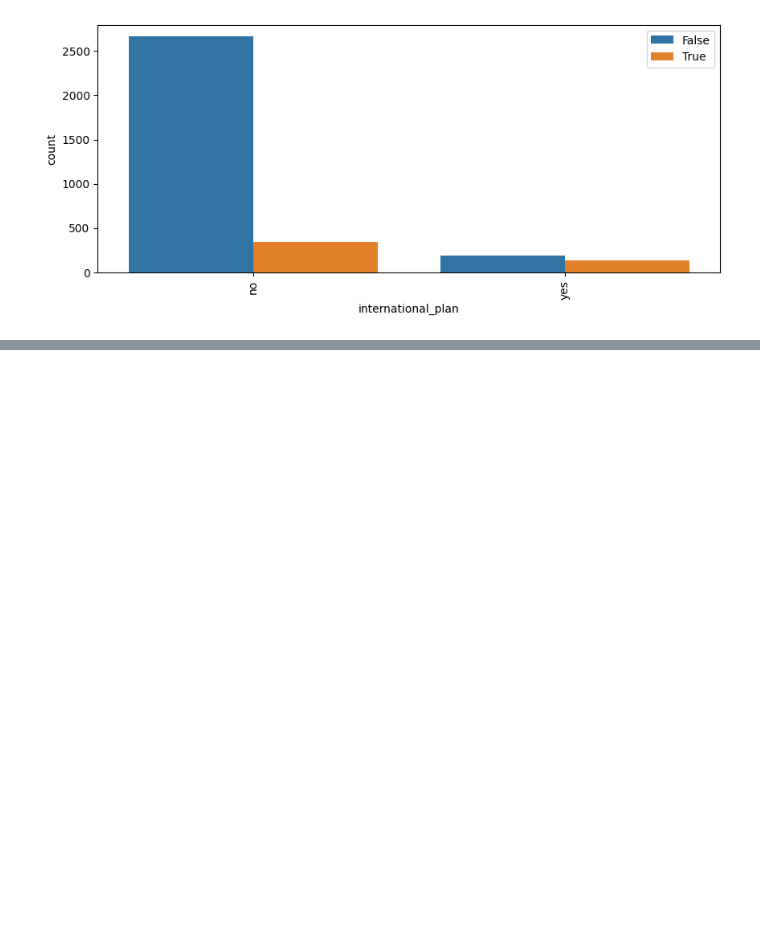
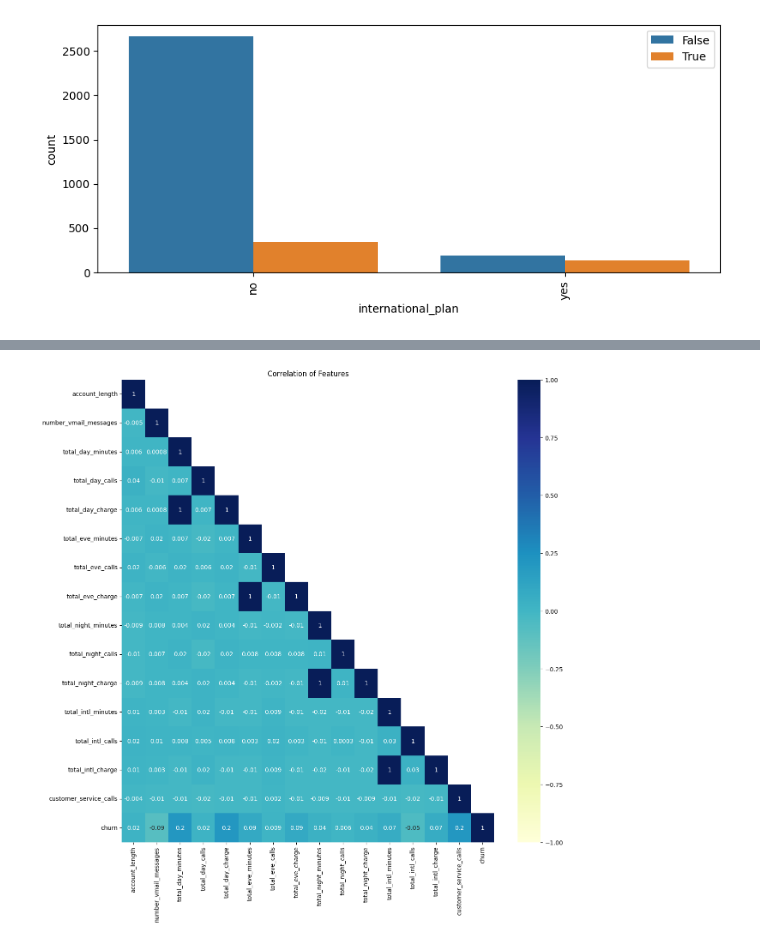
Before and after one commit to NgenziNevilleMativo/syriatel_customer_churn, a Jupyter notebook: index.ipynb, the cells around one changed output, grey strips where cells are left out. Saved outputs shown, nothing was run; the diff lists cells and outputs as text; code cells hidden in the pictures; blank space fills up the shorter version.

```diff
--- a/index.ipynb
+++ b/index.ipynb
@@ -368,0 +380,16 @@ plot_categorical_distribution(df, 'international_plan')
+# %%
+def corrmatrix(df):
+    ''' This function plots a correlation matrix for a given dataframe '''
+    plt.figure(figsize=(14,14))
+
+    corr = df.corr()
+
+    # Generate a mask to only show the bottom triangle
+    corr_tri = corr.where(np.tril(np.ones(corr.shape)).astype(np.bool))
+
+    sns.heatmap(data=corr_tri, center=0, cmap="YlGnBu", annot=True, fmt='.1g', vmin=-1)
+    plt.title('Correlation of Features')
+    plt.show()
+corrmatrix(df)
+# %% [output]
+[figure, added]
```
Also changed, not shown: parts of 3 cells of this notebook.
